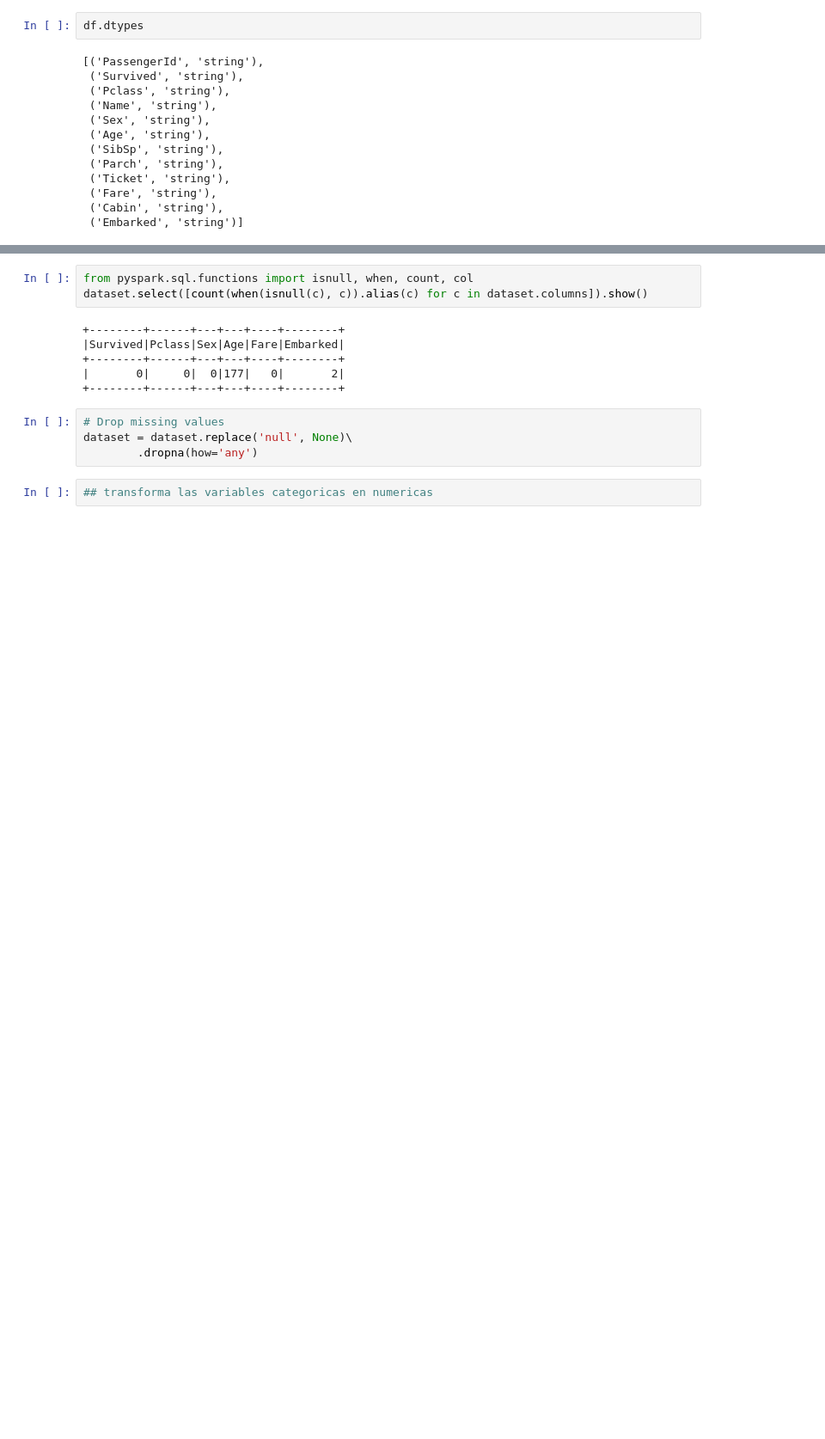
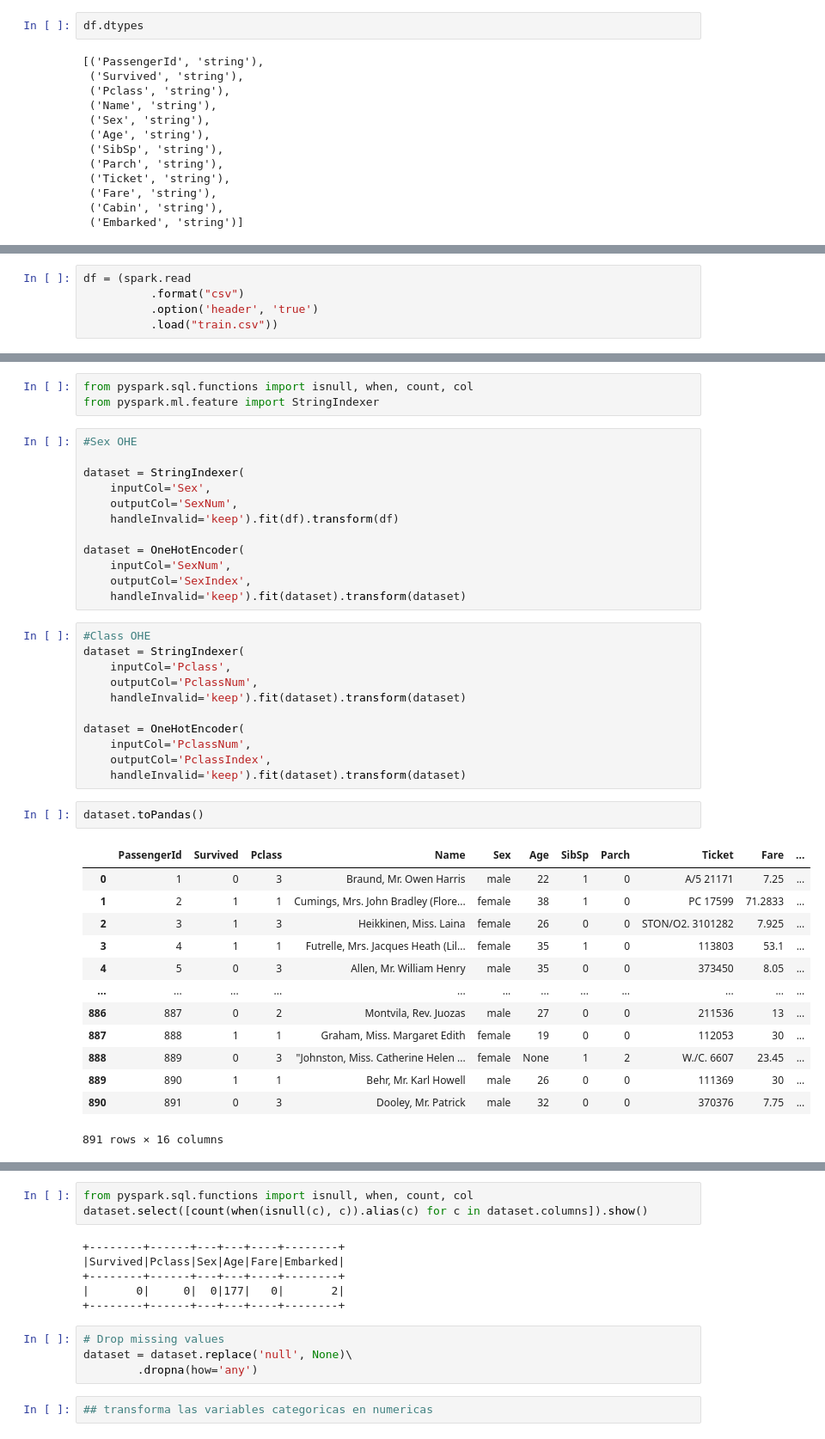
Before and after one commit to hguadalupe/1_portfolio, a Jupyter notebook: z_ml_spark_titanic/Tarea 2. Ejercicio_Machine Learning con Spark. Básico.ipynb, the cells around one changed output, grey strips where cells are left out. Shown: that part at 86% size. Saved outputs shown, nothing was run; the diff lists cells and outputs as text; blank space fills up the shorter version.

```diff
--- a/customers_quality/customers_churn/Tarea 2. Ejercicio_Machine Learning con Spark. Básico.ipynb
+++ b/z_ml_spark_titanic/Tarea 2. Ejercicio_Machine Learning con Spark. Básico.ipynb
@@ -98,0 +143,5 @@ df.describe().toPandas()
+# %%
+df = (spark.read
+          .format("csv")
+          .option('header', 'true')
+          .load("train.csv"))
@@ -98,0 +168,42 @@ df.describe().toPandas()
+# %%
+from pyspark.sql.functions import isnull, when, count, col
+from pyspark.ml.feature import StringIndexer
+# %%
+#Sex OHE
+
+dataset = StringIndexer(
+    inputCol='Sex',
+    outputCol='SexNum',
+    handleInvalid='keep').fit(df).transform(df)
+
+dataset = OneHotEncoder(
+    inputCol='SexNum',
+    outputCol='SexIndex',
+    handleInvalid='keep').fit(dataset).transform(dataset)
+# %%
+#Class OHE
+dataset = StringIndexer(
+    inputCol='Pclass',
+    outputCol='PclassNum',
+    handleInvalid='keep').fit(dataset).transform(dataset)
+
+dataset = OneHotEncoder(
+    inputCol='PclassNum',
+    outputCol='PclassIndex',
+    handleInvalid='keep').fit(dataset).transform(dataset)
+# %%
+dataset.toPandas()
+# %% [output]
+|  | PassengerId | Survived | Pclass | Name | Sex | Age | SibSp | Parch | Ticket | Fare | ... |
+| 0 | 1 | 0 | 3 | Braund, Mr. Owen Harris | male | 22 | 1 | 0 | A/5 21171 | 7.25 | ... |
+| 1 | 2 | 1 | 1 | Cumings, Mrs. John Bradley (Flore... | female | 38 | 1 | 0 | PC 17599 | 71.2833 | ... |
+| 2 | 3 | 1 | 3 | Heikkinen, Miss. Laina | female | 26 | 0 | 0 | STON/O2. 3101282 | 7.925 | ... |
+| 3 | 4 | 1 | 1 | Futrelle, Mrs. Jacques Heath (Lil... | female | 35 | 1 | 0 | 113803 | 53.1 | ... |
+| 4 | 5 | 0 | 3 | Allen, Mr. William Henry | male | 35 | 0 | 0 | 373450 | 8.05 | ... |
+| ... | ... | ... | ... | ... | ... | ... | ... | ... | ... | ... | ... |
+| 886 | 887 | 0 | 2 | Montvila, Rev. Juozas | male | 27 | 0 | 0 | 211536 | 13 | ... |
+| 887 | 888 | 1 | 1 | Graham, Miss. Margaret Edith | female | 19 | 0 | 0 | 112053 | 30 | ... |
+| 888 | 889 | 0 | 3 | "Johnston, Miss. Catherine Helen ... | female | None | 1 | 2 | W./C. 6607 | 23.45 | ... |
+| 889 | 890 | 1 | 1 | Behr, Mr. Karl Howell | male | 26 | 0 | 0 | 111369 | 30 | ... |
+| 890 | 891 | 0 | 3 | Dooley, Mr. Patrick | male | 32 | 0 | 0 | 370376 | 7.75 | ... |
+891 rows × 16 columns
```
Also changed, not shown: parts of 38 cells of this notebook, 32 other files.
